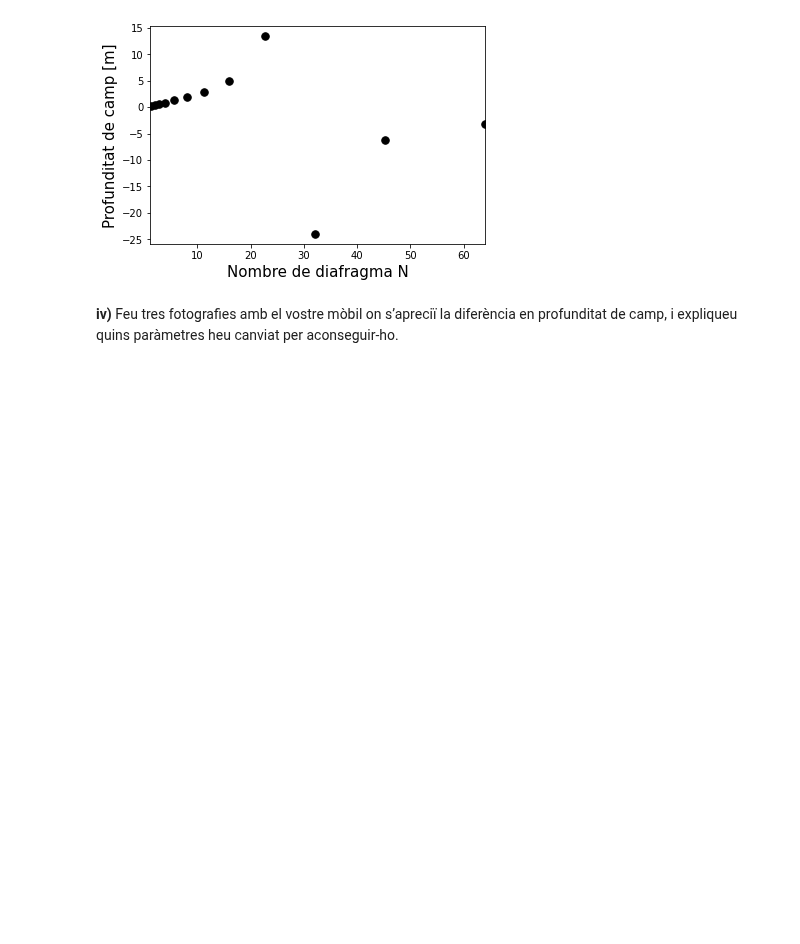
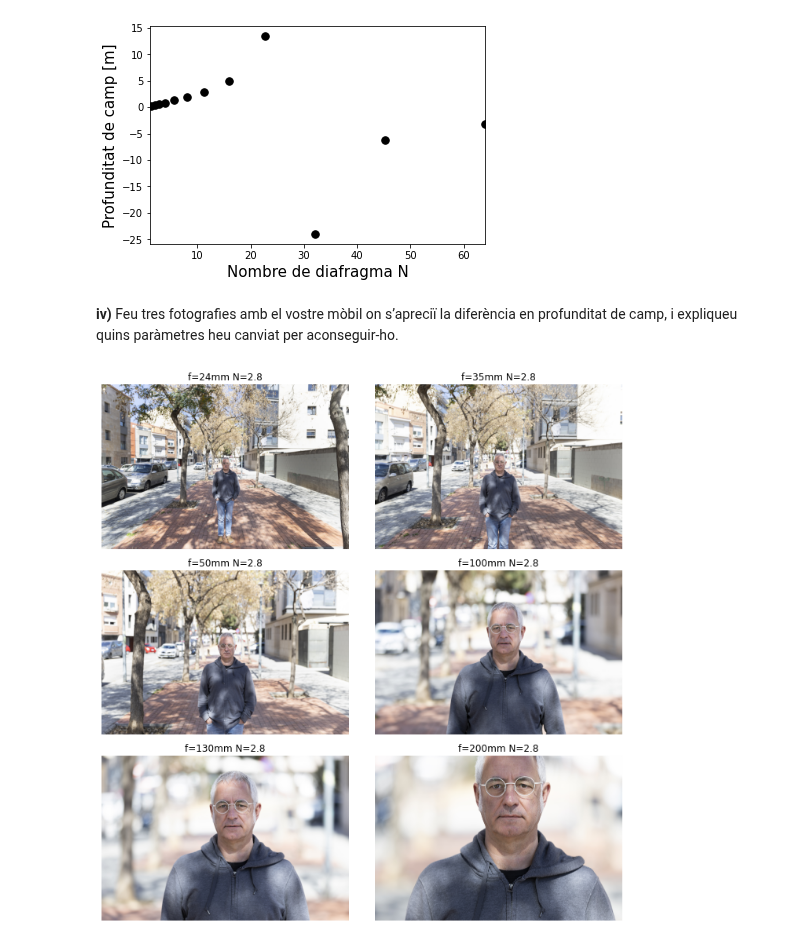
Before and after one commit to opticaUB/Avaluacio_Continuada, a Jupyter notebook: Optica_Geometrica/Avaluacio_continuada_Camera_CdV_PdC.ipynb, the cells around one changed output. Cells and saved outputs as stored; diff of their text form; code cells hidden in the pictures; blank space fills up the shorter version.

```diff
--- a/Optica_Geometrica/Avaluacio_continuada_Camera_CdV_PdC.ipynb
+++ b/Optica_Geometrica/Avaluacio_continuada_Camera_CdV_PdC.ipynb
@@ -140,3 +140,22 @@ Text(0, 0.5, 'Profunditat de camp [m]')
 [figure]
 # %% [markdown]
 **iv)** Feu tres fotografies amb el vostre mòbil on s’apreciï la diferència en profunditat de camp, i expliqueu quins paràmetres heu canviat per aconseguir-ho.
+# %%
+#Imatges corresponents a un objecte situat a 3 metres per diferents distàncies focals
+images = ['24mm f2,8.jpg', '35mm f2,8.jpg', '50mm f2,8.jpg', '100mm f2,8.jpg', '130mm f2,8.jpg', '200mm f2,8.jpg']
+titles = ['f=24mm N=2.8', 'f=35mm N=2.8', 'f=50mm N=2.8', 'f=100mm N=2.8', 'f=130mm N=2.8', 'f=200mm N=2.8']
+
+
+# Graficar
+fig, axes = plt.subplots(3, 2, figsize=(10, 10))
+for i, ax in enumerate(axes.flat):
+    img = mpimg.imread(images[i])
+    ax.imshow(img)
+    ax.set_title(titles[i])
+    ax.axis('off')
+
+
+plt.tight_layout()
+plt.show()
+# %% [output]
+[figure, added]
```
Also changed, not shown: parts of 2 cells of this notebook, 7 other files.
